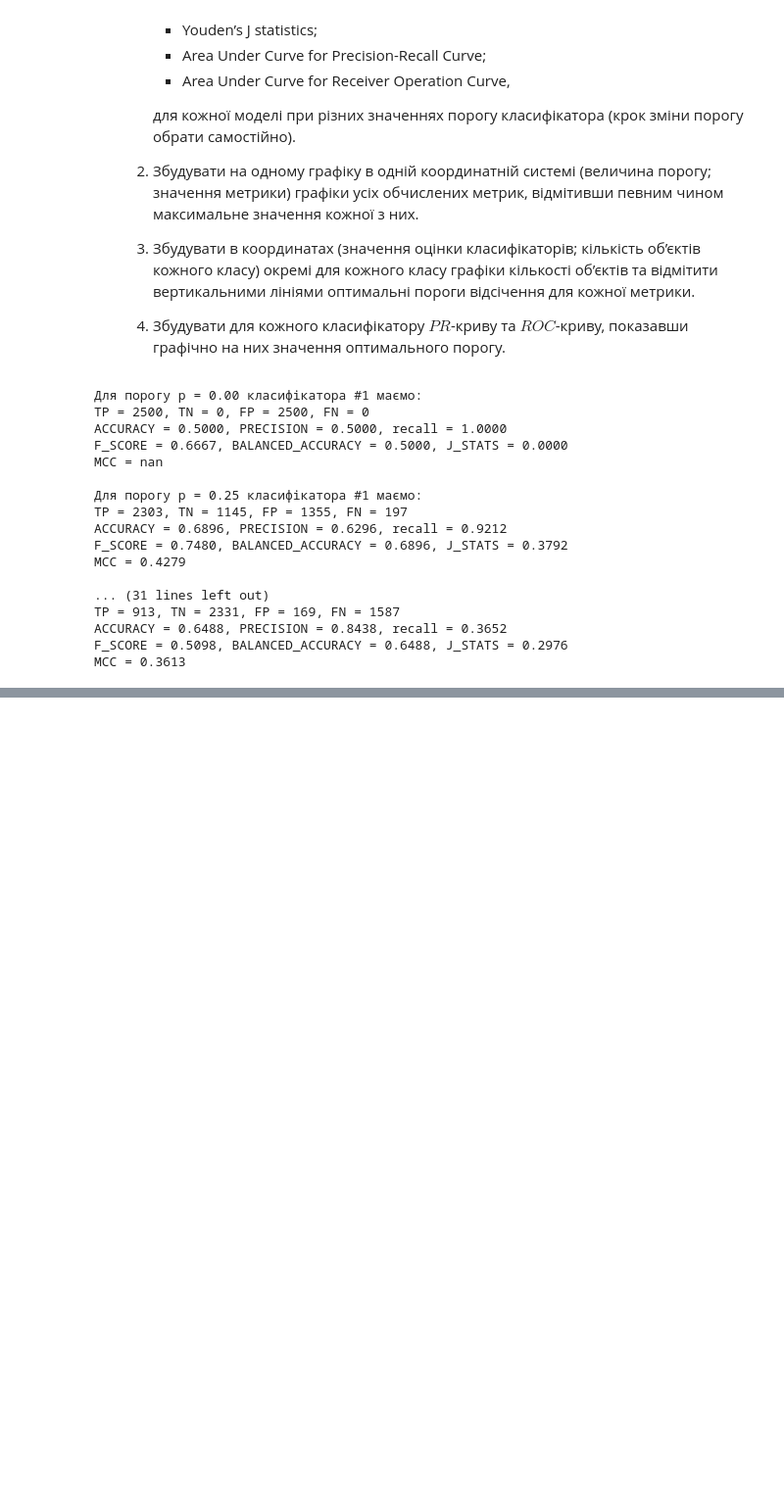
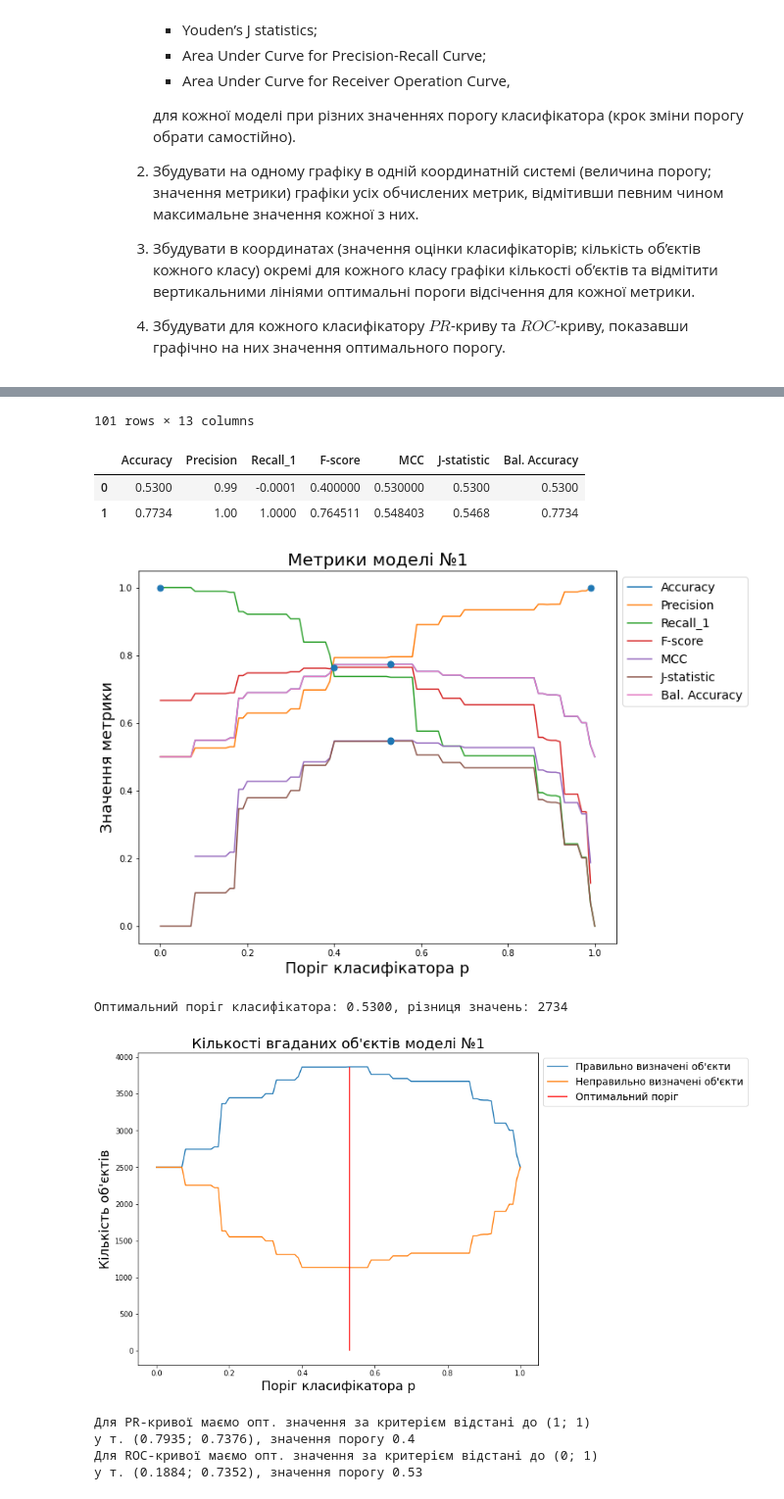
Before and after one commit to Pixel-Tony/ml-lab-2, a Jupyter notebook: main.ipynb, the cells around one changed output, grey strips where cells are left out. Shown at 98% size. Drawn from its saved outputs; the diff is of its cells as text; code cells hidden in the pictures; blank space fills up the shorter version.

```diff
--- a/main.ipynb
+++ b/main.ipynb
@@ -94,30 +50,0 @@ class Plotter:
-# %%
-N = 4
-models =[('Model_1_0', 'Model_1_1'), ('Model_2_0', 'Model_2_1')]
-
-for i, model in enumerate(models, 1):
-    pl = Plotter(df, 'GT', *model)
-
-    for step in range(N):
-        p = step/N
-        print(f"Для порогу {p = :.2f} класифікатора #{i} маємо:")
-        pl.metrics_showdown(p)
-        print()
-# %% [output]
-Для порогу p = 0.00 класифікатора #1 маємо:
-TP = 2500, TN = 0, FP = 2500, FN = 0
-ACCURACY = 0.5000, PRECISION = 0.5000, recall = 1.0000
-F_SCORE = 0.6667, BALANCED_ACCURACY = 0.5000, J_STATS = 0.0000
-MCC = nan
-
-Для порогу p = 0.25 класифікатора #1 маємо:
-TP = 2303, TN = 1145, FP = 1355, FN = 197
-ACCURACY = 0.6896, PRECISION = 0.6296, recall = 0.9212
-F_SCORE = 0.7480, BALANCED_ACCURACY = 0.6896, J_STATS = 0.3792
-MCC = 0.4279
-
-... (31 lines left out)
-TP = 913, TN = 2331, FP = 169, FN = 1587
-ACCURACY = 0.6488, PRECISION = 0.8438, recall = 0.3652
-F_SCORE = 0.5098, BALANCED_ACCURACY = 0.6488, J_STATS = 0.2976
-MCC = 0.3613
@@ -123,0 +237,14 @@ MCC = 0.3613
+# %%
+N = 100
+thresholds = [step/N for step in range(N + 1)]
+# Account for values with P(is <type 1>) = 0
+thresholds[0] -= 0.0001
+labels = ['Accuracy', 'Precision', 'Recall_1', 'F-score', 'MCC', 'J-statistic',
+          'Bal. Accuracy']
+
+plotter1 = Plotter(df['GT'], df['Model_1_1'])
+plotter1.build_metrics(thresholds)
+plotter1.visualize_metrics('Метрики моделі №1', labels)
+plotter1.visualize_optimal_threshold("Кількості вгаданих об'єктів моделі №1")
+plotter1.visualize_prc_roc()
+# %% [output]
@@ -123,0 +263,11 @@ MCC = 0.3613
+101 rows × 13 columns
+|  | Accuracy | Precision | Recall_1 | F-score | MCC | J-statistic | Bal. Accuracy |
+| 0 | 0.5300 | 0.99 | -0.0001 | 0.400000 | 0.530000 | 0.5300 | 0.5300 |
+| 1 | 0.7734 | 1.00 | 1.0000 | 0.764511 | 0.548403 | 0.5468 | 0.7734 |
+[figure, added]
+Оптимальний поріг класифікатора: 0.5300, різниця значень: 2734
+[figure, added]
+Для PR-кривої маємо опт. значення за критерієм відстані до (1; 1)
+у т. (0.7935; 0.7376), значення порогу 0.4
+Для ROC-кривої маємо опт. значення за критерієм відстані до (0; 1)
+у т. (0.1884; 0.7352), значення порогу 0.53
```
Also changed, not shown: parts of 12 cells of this notebook.
